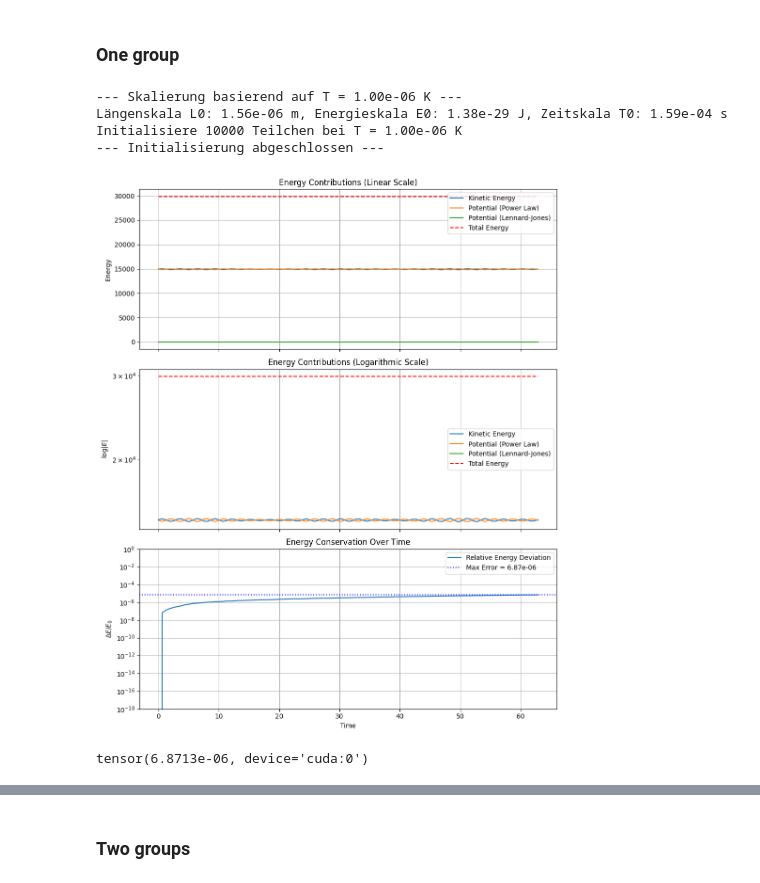
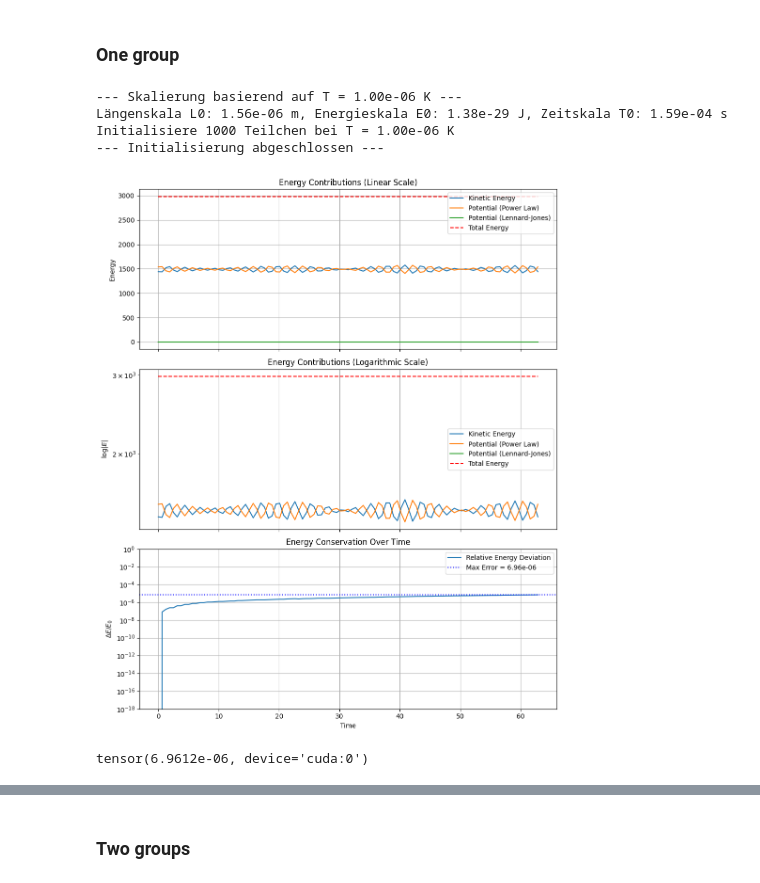
Before and after one commit to christpaul94/MastersThesis_PaulChrist, a Jupyter notebook: TrappedAtomsSimulation_HarmonicPotential.ipynb, the cells around one changed output, grey strips where cells are left out. Drawn from its saved outputs; the diff is of its cells as text; code cells hidden in the pictures.

```diff
--- a/TrappedAtomsSimulation_HarmonicPotential.ipynb
+++ b/TrappedAtomsSimulation_HarmonicPotential.ipynb
@@ -40,39 +43,39 @@ trap_frequencies_Hz = (1000.0, 1050.0, 1200.0)
 simulation_time_s = 0.01
 timestep_s = 1e-4
 substeps = 10
-n_particles = 10000
+n_particles = 1000
 T = 1e-6
 
 initial_state_params = initialize_one_temp_gaussian_state(
     n_particles=n_particles,
     temp_k=T,
     omega_phys_hz=trap_frequencies_Hz,
     t_end_s=simulation_time_s,
     dt_s=timestep_s,
     r0_phys=None,  # <-- Wichtig: Keine WW
     C_phys=None,   # <-- Wichtig: Keine WW
     precision=dtype,
     device=device
 )
 
 integrator_config = {
     "pair_force_func": None, # (wird ignoriert)
     "substeps": 1             # (wird ignoriert)
 }
 
 simulation_input_args = {**initial_state_params, **integrator_config}
 
 
 # ---  Simulation starten ---
 
 results_analytical = solve_harmonic_analytical(**simulation_input_args)
 plot_energy_and_error(results_analytical['times'], results_analytical['kinetic_energy'],results_analytical['potential_energy_harmonic'],results_analytical['potential_energy_pair'])
 # %% [output]
 --- Skalierung basierend auf T = 1.00e-06 K ---
 Längenskala L0: 1.56e-06 m, Energieskala E0: 1.38e-29 J, Zeitskala T0: 1.59e-04 s
-Initialisiere 10000 Teilchen bei T = 1.00e-06 K
+Initialisiere 1000 Teilchen bei T = 1.00e-06 K
 --- Initialisierung abgeschlossen ---
-[figure, old version]
+[figure, new version]
-tensor(6.8713e-06, device='cuda:0')
+tensor(6.9612e-06, device='cuda:0')
 # %%
 # eine gruppe
```
Also changed, not shown: parts of 3 cells of this notebook.
